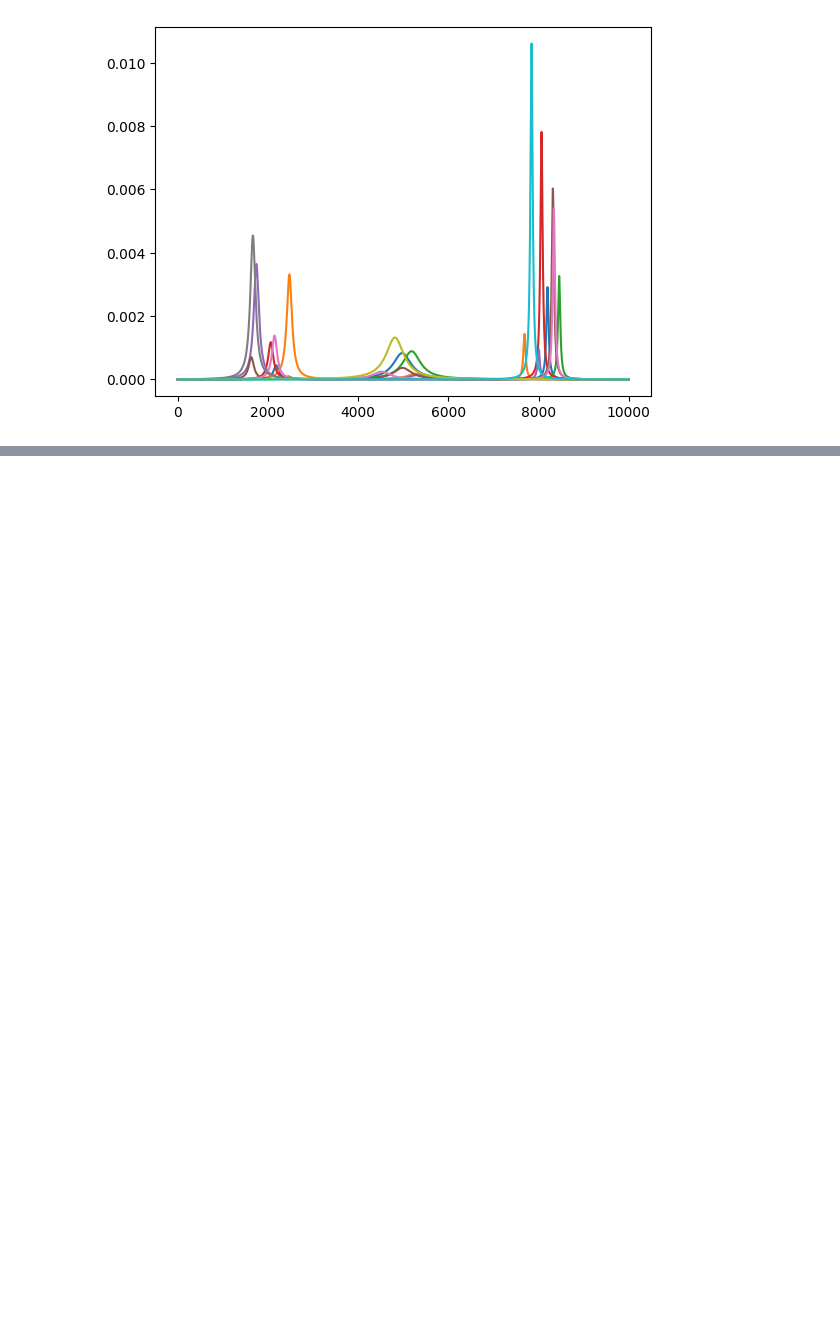
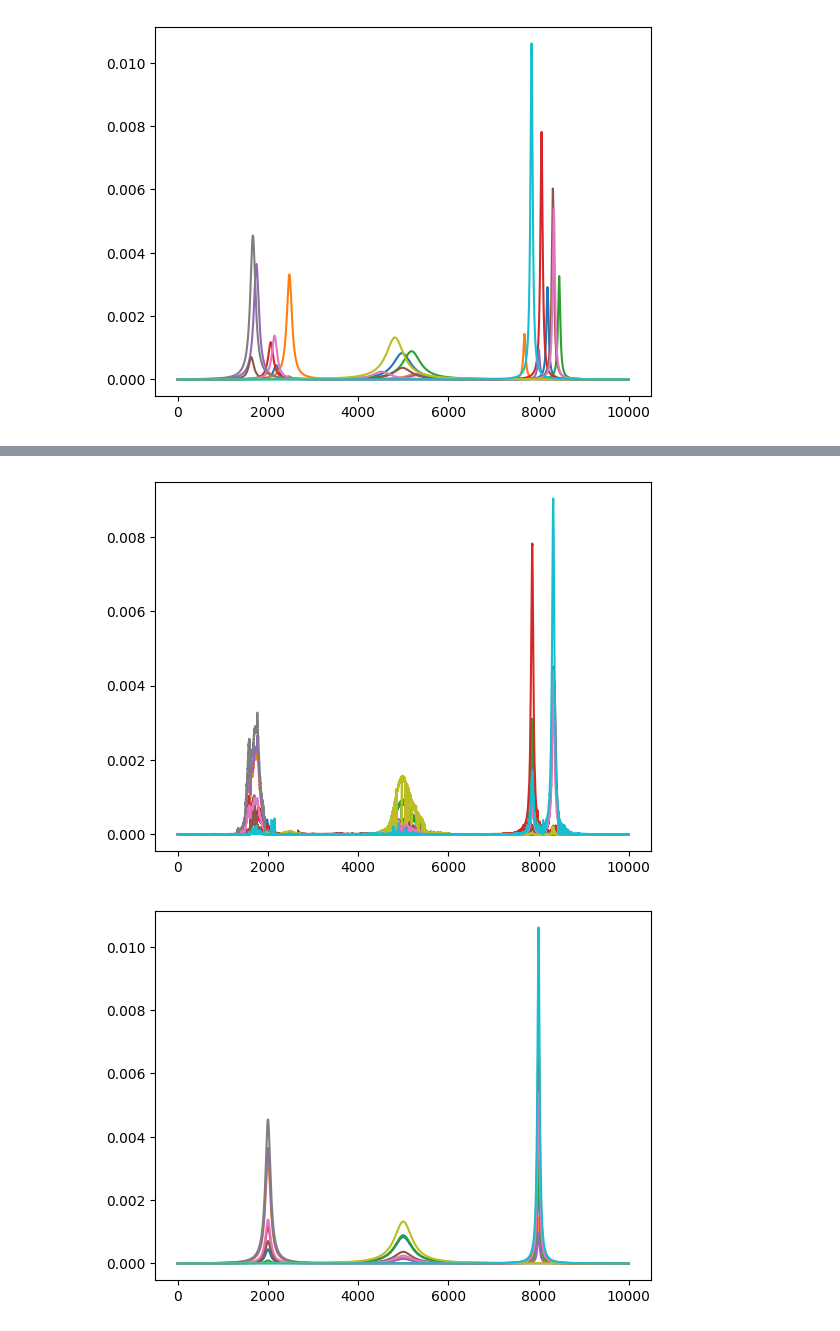
Before and after one commit to LucasEmcken/Bachelorprojekt, a Jupyter notebook: nlars.ipynb, the cells around one changed output, grey strips where cells are left out. Drawn from its saved outputs; the diff is of its cells as text; code cells hidden in the pictures; blank space fills up the shorter version.

```diff
--- a/nlars.ipynb
+++ b/nlars.ipynb
@@ -272,0 +254,10 @@ for i in range(len(paths)):
+# %%
+#reconstruct with W_nlar
+X_nlar = W_hyb @ H_hyb
+plt.plot(X_nlar.T)
+plt.show()
+plt.plot((W@H).T)
+plt.show()
+# %% [output]
+[figure, added]
+[figure, added]
```
Also changed, not shown: parts of 5 cells of this notebook, 2 other files.
